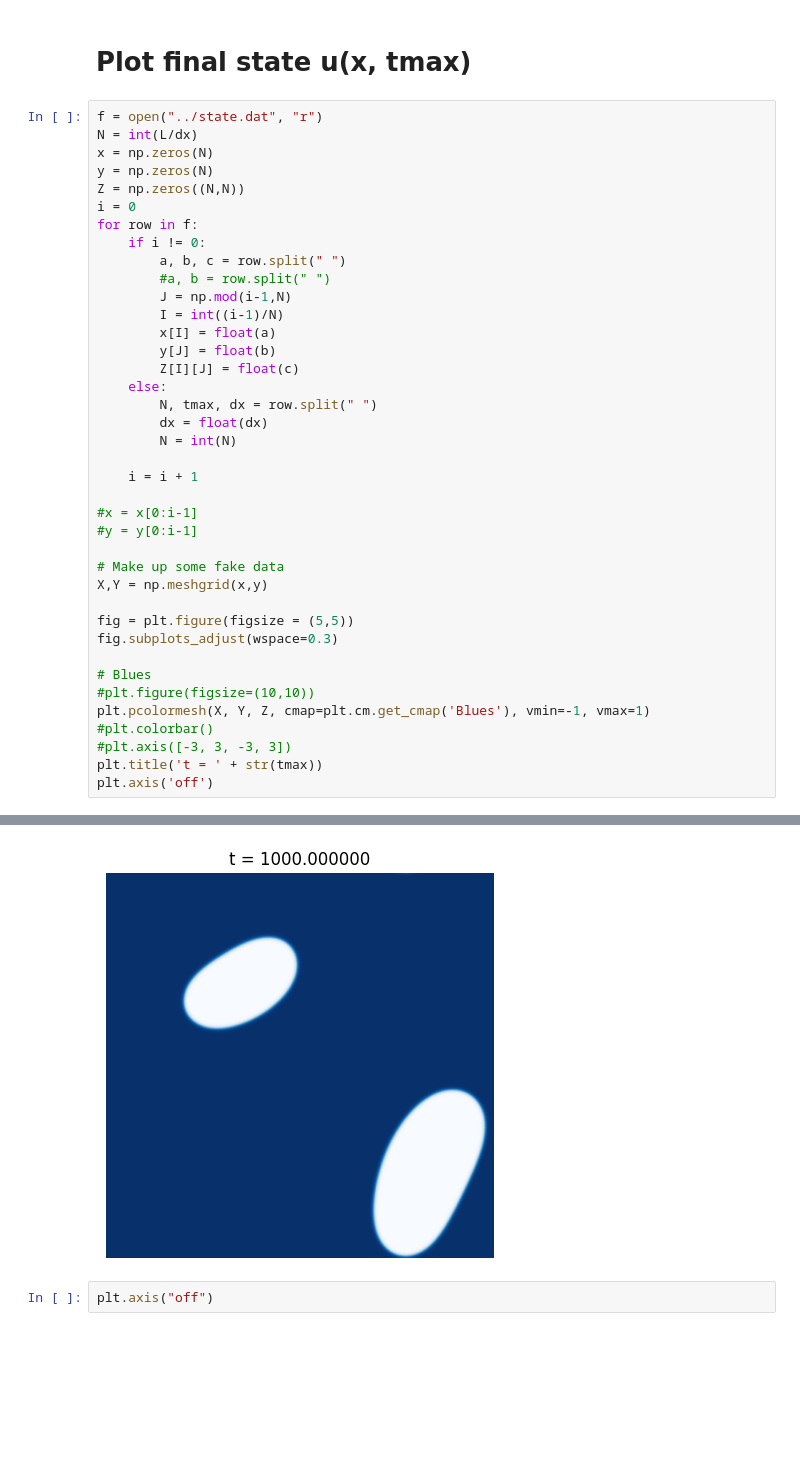
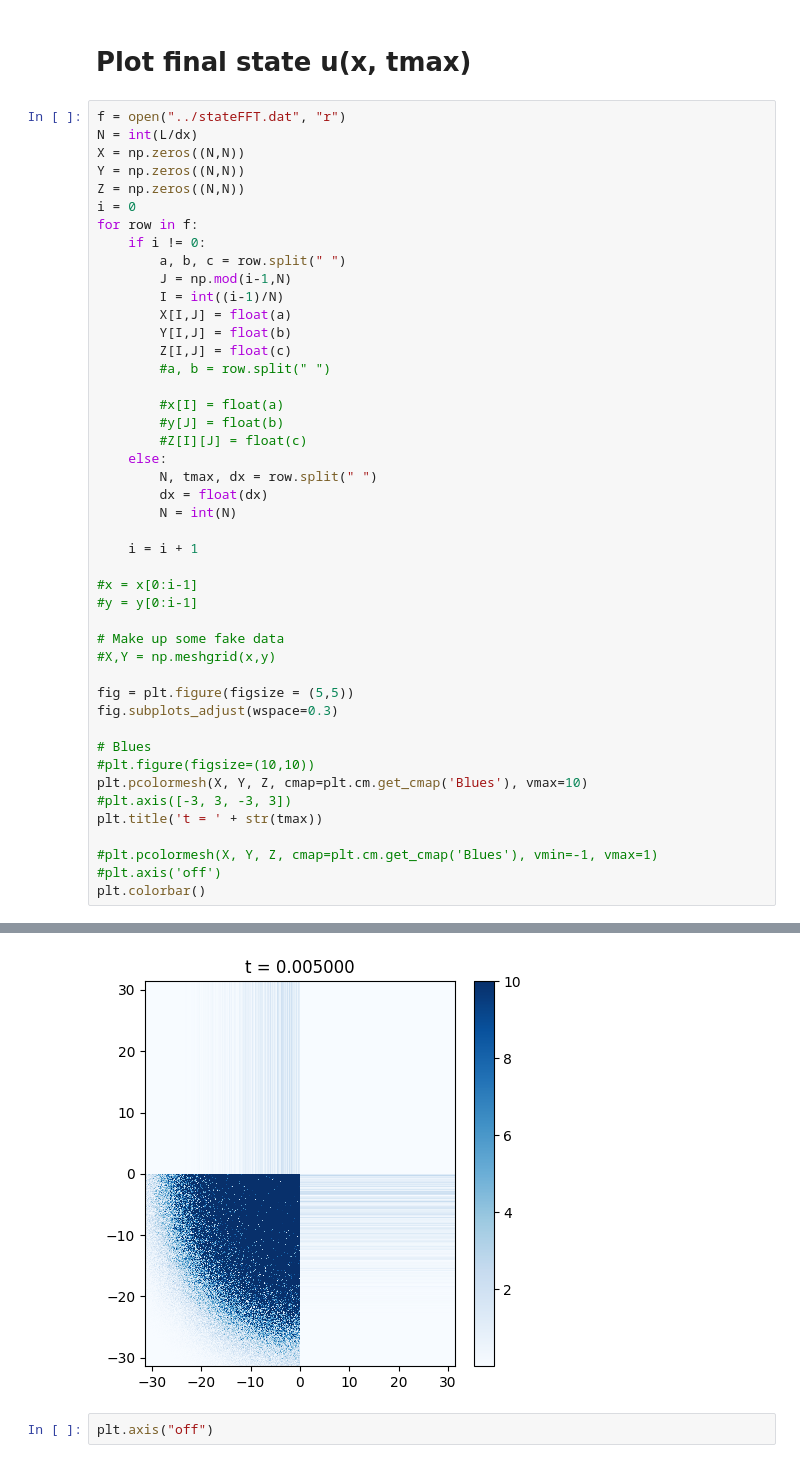
Before and after one commit to suanno/stage2, a Jupyter notebook: codes_tdgl/2D/plot/rapid plot.ipynb, the cells around one changed output, grey strips where cells are left out. Saved outputs shown, nothing was run; the diff lists cells and outputs as text; blank space fills up the shorter version.

```diff
--- a/codes_tdgl/2D/plot/rapid plot.ipynb
+++ b/codes_tdgl/2D/plot/rapid plot.ipynb
@@ -49,21 +49,25 @@ Text(0.5, 1.0, '2D\nC = 0.1*sin(2*pi*t/10)')
 # %% [markdown]
 # Plot final state u(x, tmax)
 # %%
-f = open("../state.dat", "r")
+f = open("../stateFFT.dat", "r")
 N = int(L/dx)
-x = np.zeros(N)
-y = np.zeros(N)
+X = np.zeros((N,N))
+Y = np.zeros((N,N))
 Z = np.zeros((N,N))
 i = 0
 for row in f:
     if i != 0:
         a, b, c = row.split(" ")
-        #a, b = row.split("	")
         J = np.mod(i-1,N)
         I = int((i-1)/N)
-        x[I] = float(a)
-        y[J] = float(b)
-        Z[I][J] = float(c)
+        X[I,J] = float(a)
+        Y[I,J] = float(b)
+        Z[I,J] = float(c)
+        #a, b = row.split("	")
+
+        #x[I] = float(a)
+        #y[J] = float(b)
+        #Z[I][J] = float(c)
     else:
         N, tmax, dx = row.split(" ")
         dx = float(dx)
@@ -75,16 +79,18 @@ for row in f:
 #y = y[0:i-1]
 
 # Make up some fake data
-X,Y = np.meshgrid(x,y)
+#X,Y = np.meshgrid(x,y)
 
 fig = plt.figure(figsize = (5,5))
 fig.subplots_adjust(wspace=0.3)
 
 # Blues
 #plt.figure(figsize=(10,10))
-plt.pcolormesh(X, Y, Z, cmap=plt.cm.get_cmap('Blues'), vmin=-1, vmax=1)
-#plt.colorbar()
+plt.pcolormesh(X, Y, Z, cmap=plt.cm.get_cmap('Blues'), vmax=10)
 #plt.axis([-3, 3, -3, 3])
 plt.title('t = ' + str(tmax))
-plt.axis('off')
+
+#plt.pcolormesh(X, Y, Z, cmap=plt.cm.get_cmap('Blues'), vmin=-1, vmax=1)
+#plt.axis('off')
+plt.colorbar()
 # %% [output]
@@ -92,4 +98,4 @@ plt.axis('off')
-[figure, old version]
+[figure, new version]
 # %%
 plt.axis("off")
 # %% [output]
```
Also changed, not shown: parts of 2 cells of this notebook, 45 other files.
